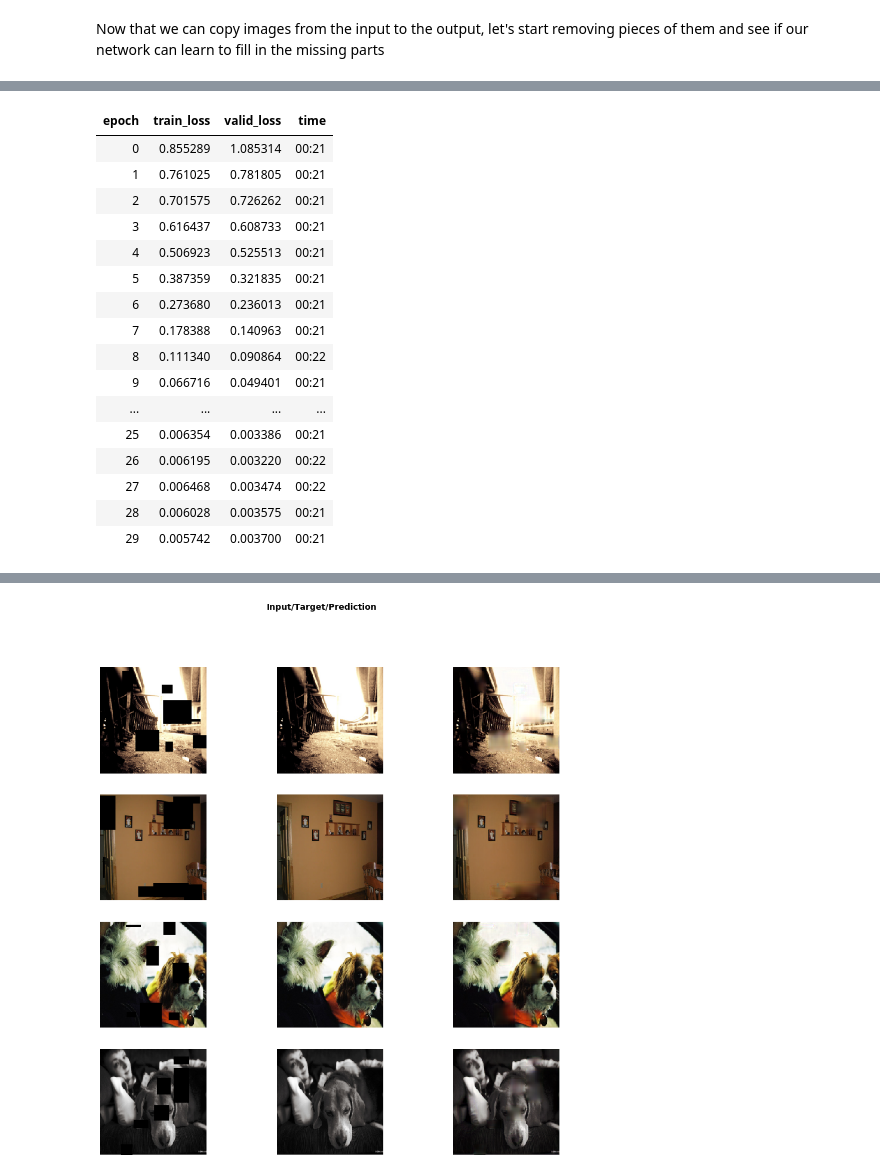
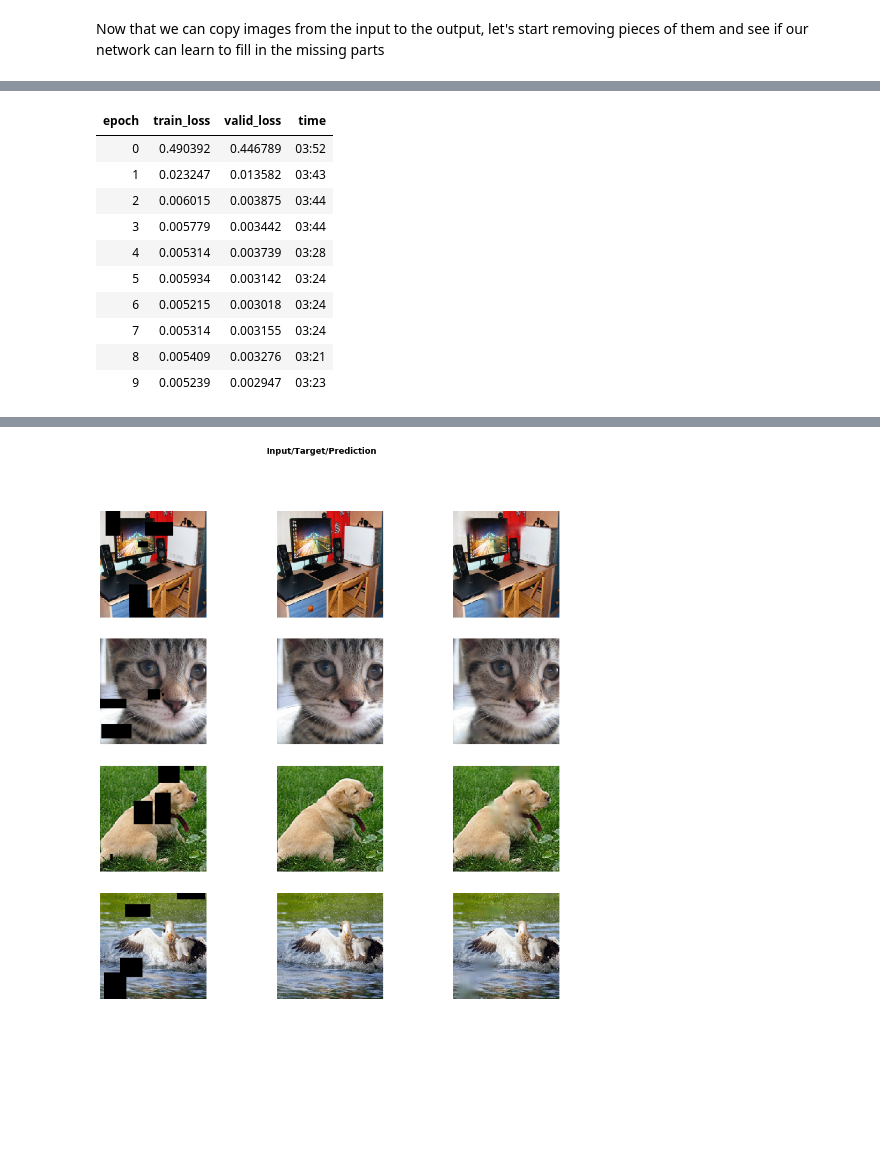
Before and after one commit to JoshVarty/SelfSupervisedLearning, a Jupyter notebook: 01_ImagePatches.ipynb, the cells around one changed output, grey strips where cells are left out. Drawn from its saved outputs; the diff is of its cells as text; code cells hidden in the pictures; blank space fills up the shorter version.

```diff
--- a/01_ImagePatches.ipynb
+++ b/01_ImagePatches.ipynb
@@ -125,12 +120,12 @@ class RandomCutout(RandTransform):
         return Image.fromarray(pixels, mode='RGB')
 # %%
 data = DataBlock(blocks=(ImageBlock(cls=PILImageInput), ImageBlock),
-                   get_items=first_thousand_images,
+                   get_items=get_image_files,
                    splitter=RandomSplitter(),
                    get_y=lambda o: o)
 # %%
 databunch = data.databunch(pascal_path/'train',
-                           bs=8,
+                           bs=10,
                            item_tfms=[RandomResizedCrop(460, min_scale=0.75), RandomCutout()],
                            batch_tfms=[*aug_transforms(size=224, max_warp=0, max_rotate=0)])
 # HACK: We're predicting pixel values, so we're just going to predict an output for each RGB channel
@@ -147,27 +142,21 @@ loss = MSELoss()
 learn = unet_learner(databunch, resnet34, config=unet_config(), loss_func=loss)
 # %%
 #TODO:
-learn.fit_one_cycle(30, 1e-3)
+learn.fit_one_cycle(10, 1e-3)
 learn.predict(databunch.train_ds.items[0]);
 learn.show_results(max_n=4, figsize=(15,15))
 # %% [output]
 | epoch | train_loss | valid_loss | time |
-| 0 | 0.855289 | 1.085314 | 00:21 |
-| 1 | 0.761025 | 0.781805 | 00:21 |
-| 2 | 0.701575 | 0.726262 | 00:21 |
-| 3 | 0.616437 | 0.608733 | 00:21 |
-| 4 | 0.506923 | 0.525513 | 00:21 |
-| 5 | 0.387359 | 0.321835 | 00:21 |
-| 6 | 0.273680 | 0.236013 | 00:21 |
-| 7 | 0.178388 | 0.140963 | 00:21 |
-| 8 | 0.111340 | 0.090864 | 00:22 |
-| 9 | 0.066716 | 0.049401 | 00:21 |
-| ... | ... | ... | ... |
-| 25 | 0.006354 | 0.003386 | 00:21 |
-| 26 | 0.006195 | 0.003220 | 00:22 |
-| 27 | 0.006468 | 0.003474 | 00:22 |
-| 28 | 0.006028 | 0.003575 | 00:21 |
-| 29 | 0.005742 | 0.003700 | 00:21 |
+| 0 | 0.490392 | 0.446789 | 03:52 |
+| 1 | 0.023247 | 0.013582 | 03:43 |
+| 2 | 0.006015 | 0.003875 | 03:44 |
+| 3 | 0.005779 | 0.003442 | 03:44 |
+| 4 | 0.005314 | 0.003739 | 03:28 |
+| 5 | 0.005934 | 0.003142 | 03:24 |
+| 6 | 0.005215 | 0.003018 | 03:24 |
+| 7 | 0.005314 | 0.003155 | 03:24 |
+| 8 | 0.005409 | 0.003276 | 03:21 |
+| 9 | 0.005239 | 0.002947 | 03:23 |
 [interactive output not drawn]
 [interactive output not drawn]
-[figure, old version]
+[figure, new version]
```
Also changed, not shown: parts of 3 cells of this notebook.
